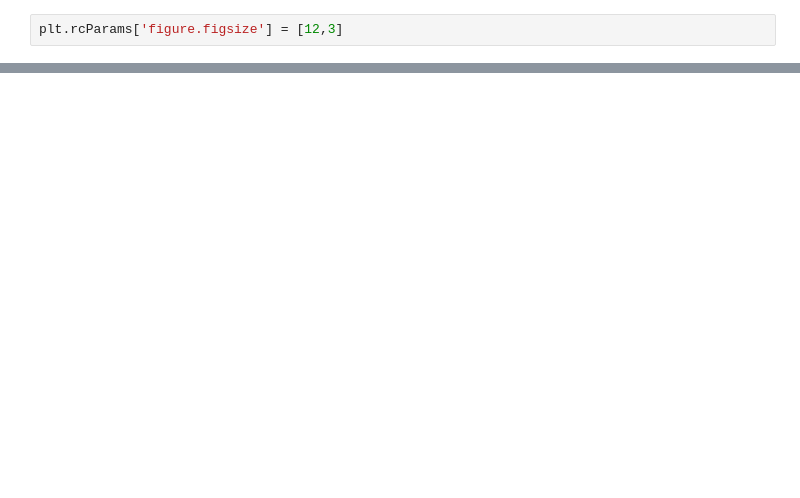
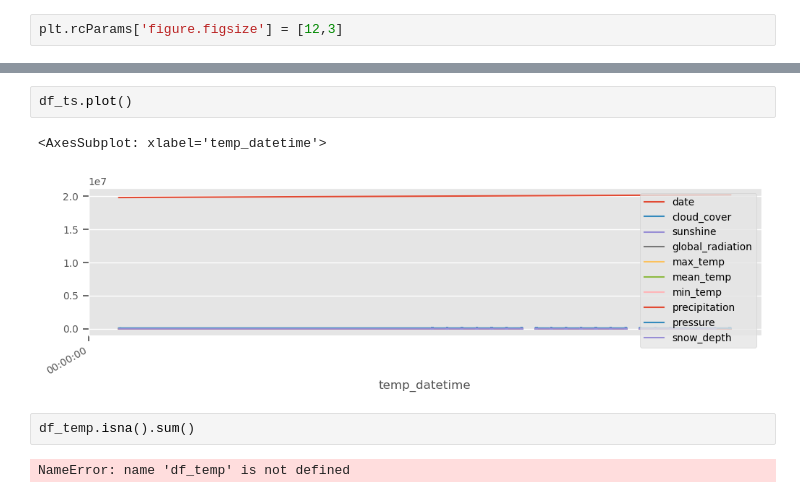
Before and after one commit to CatDawn29/Resampling-Data-Tippins, a Jupyter notebook: Resampling.ipynb, the cells around one changed output, grey strips where cells are left out. Cells and saved outputs as stored; diff of their text form; blank space fills up the shorter version.

```diff
--- a/Resampling.ipynb
+++ b/Resampling.ipynb
@@ -141,0 +167,9 @@ ts.plot();
+# %%
+df_ts.plot()
+# %% [output]
+<AxesSubplot: xlabel='temp_datetime'>
+[figure, added]
+# %%
+df_temp.isna().sum()
+# %% [output]
+NameError: name 'df_temp' is not defined
```
Also changed, not shown: parts of 30 cells of this notebook.
